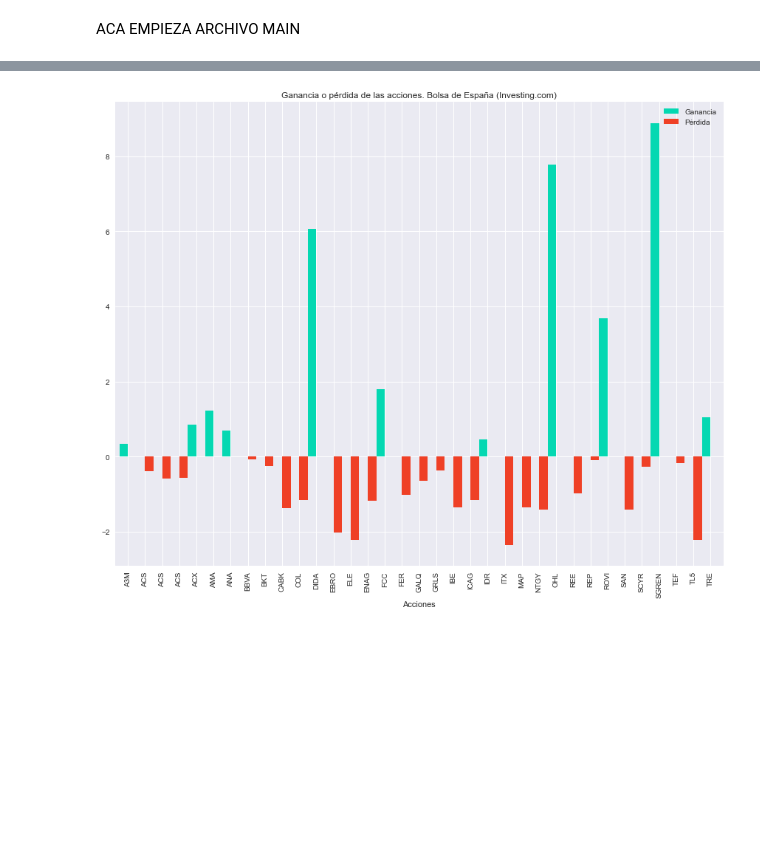
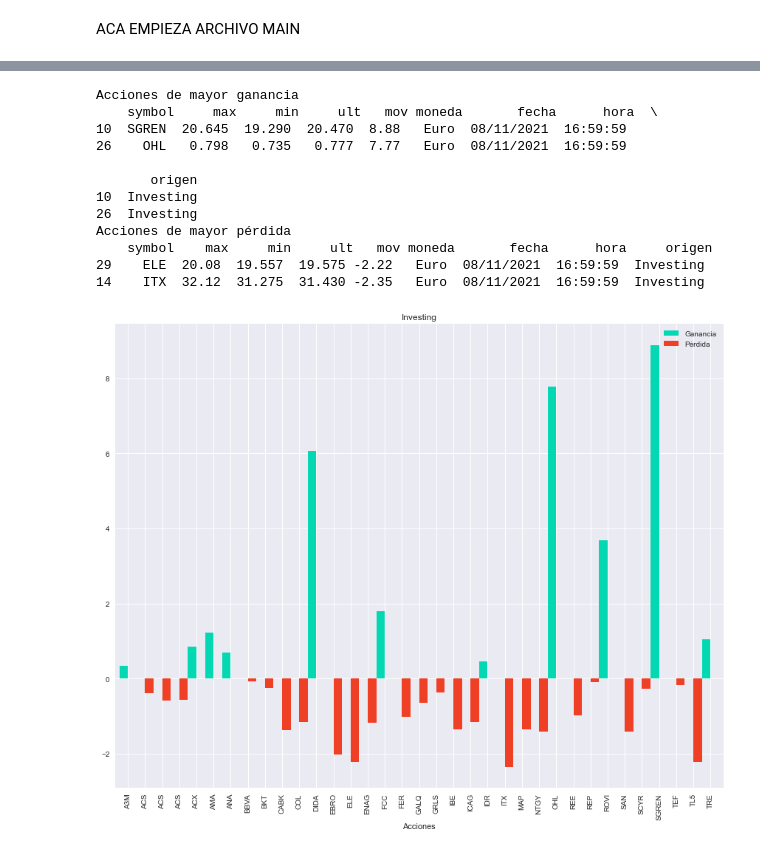
Before and after one commit to pptscdia2021/pp12021grupo2_a2-grupo2, a Jupyter notebook: TP2 Webscraping&api/Jupyter/prueba2.ipynb, the cells around one changed output, grey strips where cells are left out. Cells and saved outputs as stored; diff of their text form; code cells hidden in the pictures; blank space fills up the shorter version.

Commit message:
correccion graficos 2

```diff
--- a/TP2 Webscraping&api/Jupyter/prueba2.ipynb
+++ b/TP2 Webscraping&api/Jupyter/prueba2.ipynb
@@ -46,7 +46,7 @@ class Coleccion:
 """ Entidad Mercado: Es la super clase encargada de definir los metodos para: guardar en la base de datos el contenido extraido de la fuente, visualizar los datos de la coleccion en pantalla, convertir los datos de la coleccion en dataframe, mostrar la cantidad de acciones de mayor perdida y ganancia y realizar distintos graficos analizando los datos de la coleccion. """
 class Mercado:
     def __init__(self):
-        self.bd = Coleccion('Mercados', self.__class__.__name__)
+        self.bd = Coleccion('Mercados', f"{self.__class__.__name__} - {datetime.now().strftime('%d/%m/%Y')}")
         self.coleccion = self.bd.datos
         self.bd.borrarColeccion()
         self.obtenerDatos()
@@ -85,7 +85,7 @@ class Mercado:
 
 
     #vamos a graficar los valores positivos de un color y los negativos de otro color
-    def graficarGananciaPerdida(self,titulo,nombre):
+    def graficarGananciaPerdida(self):
         df = self.buscarPorNombre()
         dfPositivos = df[df['mov']>=0].rename({'mov': 'Ganancia'}, axis=1)#filtramos las acciones con ganancia
         dfNegativos = df[df['mov']<0 ].rename({'mov': 'Pérdida'}, axis=1)#filtramos las acciones con pérdida
@@ -93,14 +93,14 @@ class Mercado:
         #armamos el gráfico
         plt.style.use('seaborn') #estilo grafico
         df[['symbol', 'Ganancia', 'Pérdida']].plot('symbol', kind="bar", width=1, color=["#04D8B2","#EF4026"],figsize=(12,10)) #parámetros: columnas, tipo de gráfico, ancho de las barras, colores de las barras
-        plt.title(titulo) #título del grafico
+        plt.title(f"{self.__class__.__name__}") #título del grafico
         plt.xlabel('Acciones') #título del eje de las x
-        plt.savefig(nombre, bbox_inches='tight') #guardamos el gráfico, 'tight' para guardarlo completo [parámetro: nombre]
+        plt.savefig(f"{self.__class__.__name__} - {datetime.now().strftime('%d-%m-%Y')}.png", bbox_inches='tight') #guardamos el gráfico, 'tight' para guardarlo completo [parámetro: nombre]
         plt.tight_layout();plt.show() #mostramos el gráfico de manera completa
 
     def graficarAcciones(self, symbol):
         df = self.buscarPorNombre([symbol])
-        df[['fecha','ult']].plot('fecha', kind="line", title= f"{symbol}", figsize=(8,5))
+        df[['fecha','ult']].plot('fecha', kind="line", title= f"{self.__class__.__name__} - {symbol}", figsize=(8,5))
         plt.xticks(rotation=45)
         plt.xlabel('Últimos 30 días') #título del eje de las x
         plt.tight_layout();plt.show()
@@ -346,9 +346,7 @@ for mercado in mercados:
     if mercado != accionesYFinance:
         mercado.imprimirMayorGanancia(2)
         mercado.imprimirMayorPerdida(2)
-
-accionesBolsaMadrid.graficarGananciaPerdida('Ganancia o pérdida de las acciones. Bolsa de Madrid ', 'ganPerBolsaMadrid.png')
-accionesInvesting.graficarGananciaPerdida('Ganancia o pérdida de las acciones. Bolsa de España (Investing.com)', 'ganPerInvesting.png')
+        mercado.graficarGananciaPerdida()
 # %% [output]
 Acciones de mayor ganancia
            symbol    max     min     ult   mov moneda       fecha      hora  \
@@ -371,4 +368,16 @@ Acciones de mayor pérdida
+Acciones de mayor ganancia
+    symbol     max     min     ult   mov moneda       fecha      hora  \
+10  SGREN  20.645  19.290  20.470  8.88   Euro  08/11/2021  16:59:59
+26    OHL   0.798   0.735   0.777  7.77   Euro  08/11/2021  16:59:59
+
+       origen
+10  Investing
+26  Investing
+Acciones de mayor pérdida
+    symbol    max     min     ult   mov moneda       fecha      hora     origen
+29    ELE  20.08  19.557  19.575 -2.22   Euro  08/11/2021  16:59:59  Investing
+14    ITX  32.12  31.275  31.430 -2.35   Euro  08/11/2021  16:59:59  Investing
-[figure, old version]
+[figure, new version]
 # %%
 
 """ Objetivo 3: Comparativa de precios de cotización entre los orígenes de datos. """
```
Also changed, not shown: parts of 8 cells of this notebook, 3 other files.
